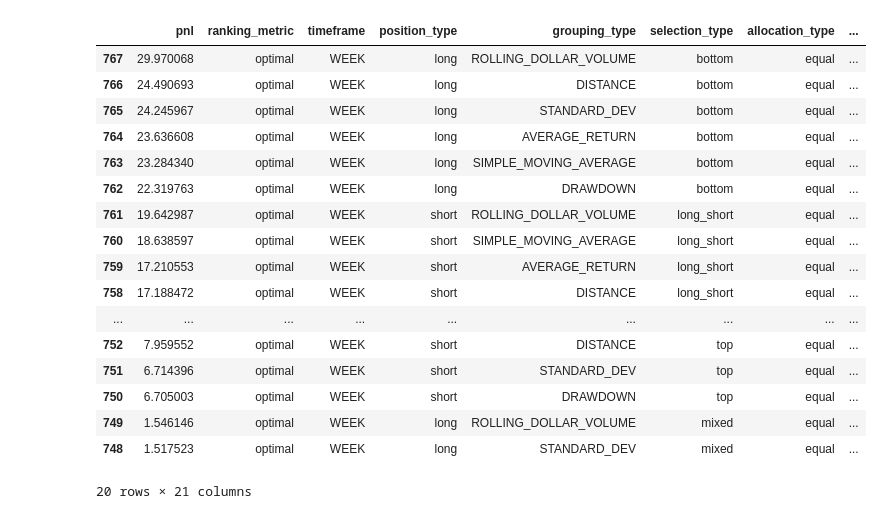
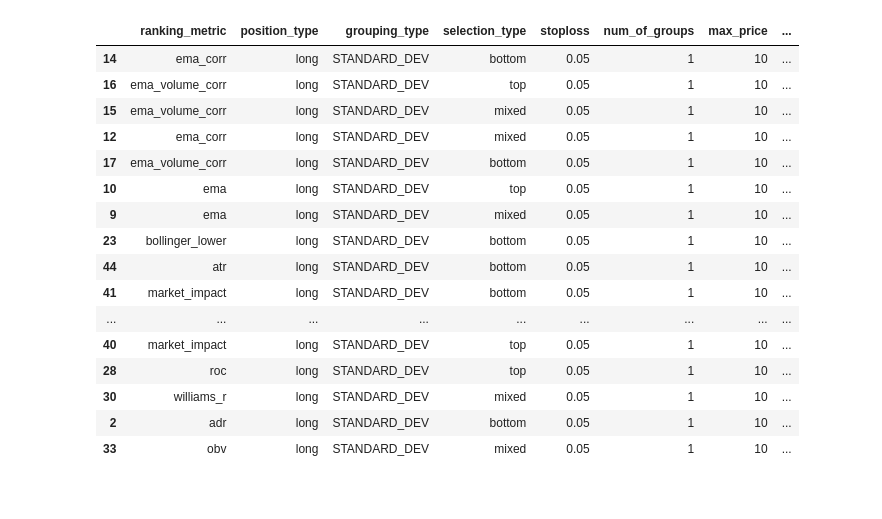
Before and after one commit to chung-ejy/orivault, a Jupyter notebook: studies/swing_trading_study/speculation_basic_crypto.ipynb, the cells around one changed output. Cells and saved outputs as stored; diff of their text form; code cells hidden in the pictures.

```diff
--- a/studies/swing_trading_study/speculation_basic_crypto.ipynb
+++ b/studies/swing_trading_study/speculation_basic_crypto.ipynb
@@ -65,11 +67,11 @@ for ticker in tqdm(index["ticker"]):
             price.sort_values("date", inplace=True)
             price = p.additional_date_columns(price)
             for member in Metric:
-                price = member.calculate(price,timeframe=30)
+                price = member.calculate(price,timeframe=rolling_window)
             for member in Indicator:
-                price = member.calculate(price,timeframe=30)
+                price = member.calculate(price,timeframe=rolling_window)
             for member in RiskType:
-                price = member.apply(price)
+                price = member.apply(price,timeframe=rolling_window)
             prices.append(price)
     except Exception as e:
         print(str(e))
@@ -95,3 +97,5 @@ Index(['start', 'low', 'high', 'open', 'adjclose', 'volume', 'ticker', 'date',
       dtype='object')
 # %%
-portfolios = PortfolioSelection.generate_possible_portfolios(group_percentages=[1])
+portfolios = PortfolioSelection.generate_possible_portfolios(ranking_metrics=[member.label for member in Indicator],group_percentages=[1],num_of_groups=[1],max_prices=[10],min_prices=[0.1],stoplosses=[0.05],rolling_windows=[rolling_window])
+portfolios = [x for x in portfolios if x.timeframe.value == "day" and x.selection_type.label != "long_short" and x.position_type.label == "long" and x.ranking_metric != "optimal" and x.grouping_type.value == "standard_dev"]
+len(portfolios)
@@ -98,16 +104,6 @@ portfolios = PortfolioSelection.generate_possible_portfolios(group_percentages=[
-# %%
-additional_portfolios = []
-
-for portfolio in portfolios:
-    if portfolio.timeframe.value == "week":
-        for member in Indicator:
-            portfolio_copy = copy.deepcopy(portfolio)
-            portfolio_copy.ranking_metric = member.label
-            additional_portfolios.append(portfolio_copy)
 # %%
 analysises = []
-filtered_simulation = simulation[simulation["adjclose"]<=10]
-for portfolio in tqdm(additional_portfolios):
+for portfolio in tqdm(portfolios):
     try:
         trades = portfolio.trades(simulation.copy())
         performance = portfolio.portfolio(trades.copy(),benchmark.copy())
@@ -131,25 +128,24 @@ Index(['ranking_metric', 'timeframe', 'position_type', 'grouping_type',
       dtype='object')
 # %%
-a.groupby("pnl").first().reset_index().drop("date",axis=1).sort_values("pnl",ascending=False).head(20)
+a.drop(["date","risk_type","timeframe","allocation_type","selection_percentage"],axis=1).sort_values("pnl",ascending=False).head(20)
 # %% [output]
-|  | pnl | ranking_metric | timeframe | position_type | grouping_type | selection_type | allocation_type | ... |
-| 767 | 29.970068 | optimal | WEEK | long | ROLLING_DOLLAR_VOLUME | bottom | equal | ... |
-| 766 | 24.490693 | optimal | WEEK | long | DISTANCE | bottom | equal | ... |
-| 765 | 24.245967 | optimal | WEEK | long | STANDARD_DEV | bottom | equal | ... |
-| 764 | 23.636608 | optimal | WEEK | long | AVERAGE_RETURN | bottom | equal | ... |
-| 763 | 23.284340 | optimal | WEEK | long | SIMPLE_MOVING_AVERAGE | bottom | equal | ... |
-| 762 | 22.319763 | optimal | WEEK | long | DRAWDOWN | bottom | equal | ... |
-| 761 | 19.642987 | optimal | WEEK | short | ROLLING_DOLLAR_VOLUME | long_short | equal | ... |
-| 760 | 18.638597 | optimal | WEEK | short | SIMPLE_MOVING_AVERAGE | long_short | equal | ... |
-| 759 | 17.210553 | optimal | WEEK | short | AVERAGE_RETURN | long_short | equal | ... |
-| 758 | 17.188472 | optimal | WEEK | short | DISTANCE | long_short | equal | ... |
+|  | ranking_metric | position_type | grouping_type | selection_type | stoploss | num_of_groups | max_price | ... |
+| 14 | ema_corr | long | STANDARD_DEV | bottom | 0.05 | 1 | 10 | ... |
+| 16 | ema_volume_corr | long | STANDARD_DEV | top | 0.05 | 1 | 10 | ... |
+| 15 | ema_volume_corr | long | STANDARD_DEV | mixed | 0.05 | 1 | 10 | ... |
+| 12 | ema_corr | long | STANDARD_DEV | mixed | 0.05 | 1 | 10 | ... |
+| 17 | ema_volume_corr | long | STANDARD_DEV | bottom | 0.05 | 1 | 10 | ... |
+| 10 | ema | long | STANDARD_DEV | top | 0.05 | 1 | 10 | ... |
+| 9 | ema | long | STANDARD_DEV | mixed | 0.05 | 1 | 10 | ... |
+| 23 | bollinger_lower | long | STANDARD_DEV | bottom | 0.05 | 1 | 10 | ... |
+| 44 | atr | long | STANDARD_DEV | bottom | 0.05 | 1 | 10 | ... |
+| 41 | market_impact | long | STANDARD_DEV | bottom | 0.05 | 1 | 10 | ... |
 | ... | ... | ... | ... | ... | ... | ... | ... | ... |
-| 752 | 7.959552 | optimal | WEEK | short | DISTANCE | top | equal | ... |
-| 751 | 6.714396 | optimal | WEEK | short | STANDARD_DEV | top | equal | ... |
-| 750 | 6.705003 | optimal | WEEK | short | DRAWDOWN | top | equal | ... |
-| 749 | 1.546146 | optimal | WEEK | long | ROLLING_DOLLAR_VOLUME | mixed | equal | ... |
-| 748 | 1.517523 | optimal | WEEK | long | STANDARD_DEV | mixed | equal | ... |
+| 40 | market_impact | long | STANDARD_DEV | top | 0.05 | 1 | 10 | ... |
+| 28 | roc | long | STANDARD_DEV | top | 0.05 | 1 | 10 | ... |
+| 30 | williams_r | long | STANDARD_DEV | mixed | 0.05 | 1 | 10 | ... |
+| 2 | adr | long | STANDARD_DEV | bottom | 0.05 | 1 | 10 | ... |
+| 33 | obv | long | STANDARD_DEV | mixed | 0.05 | 1 | 10 | ... |
-20 rows × 21 columns
 # %%
 a["color"] = ["blue" if x == "top" else "red" if x == "bottom"  else "green" for x in a["selection_type"]]
 a["return_to_risk"] = a["pnl"] / a["portfolio_std"]
```
Also changed, not shown: parts of 10 cells of this notebook, 24 other files.
